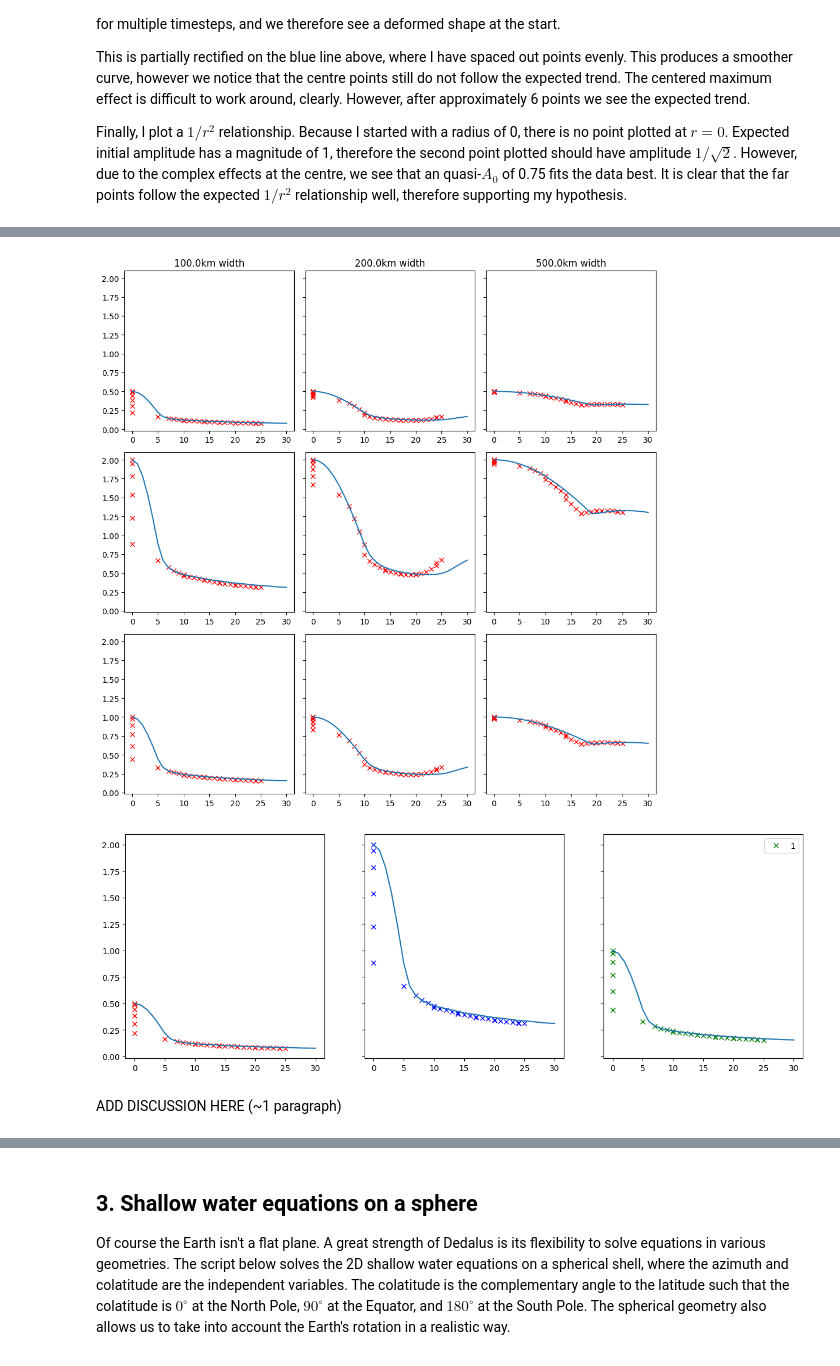
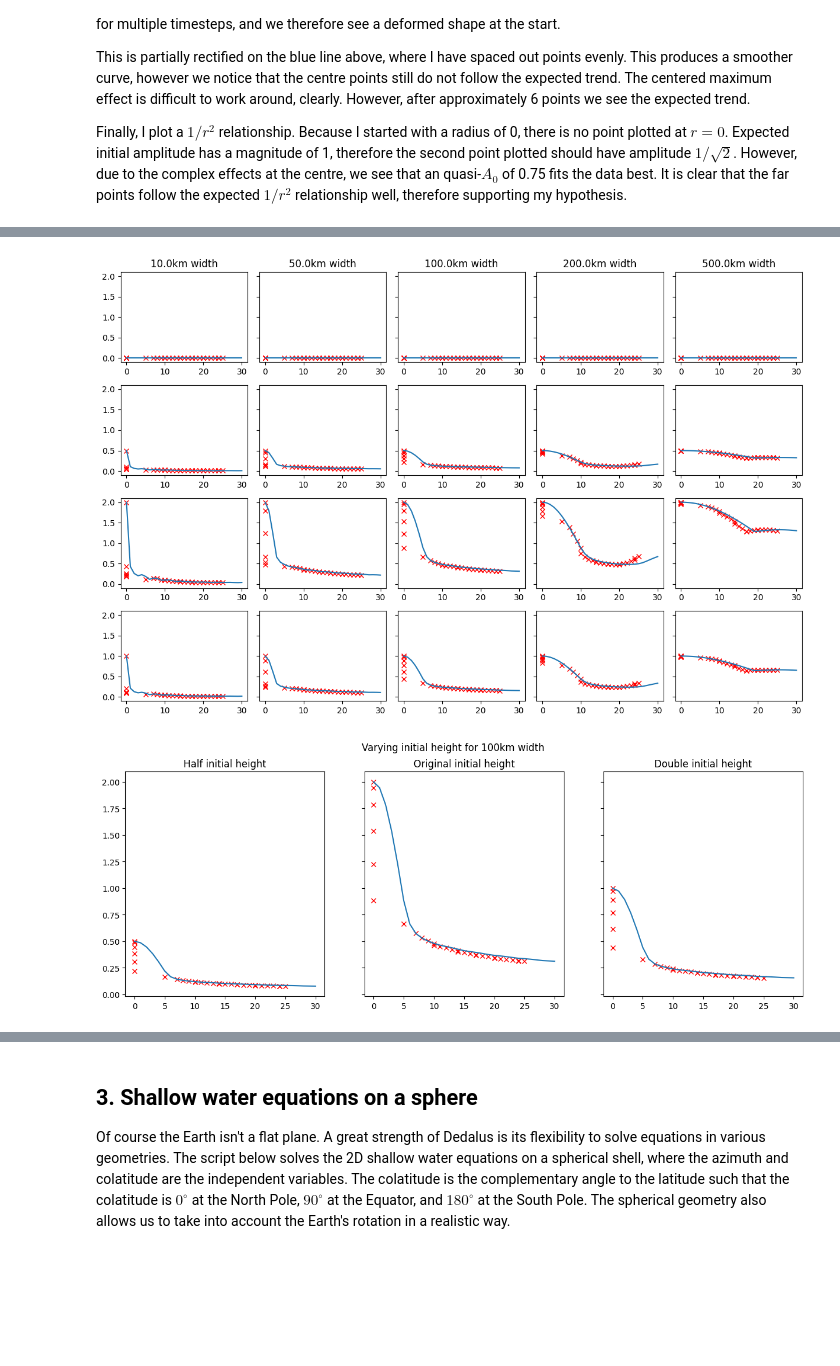
Before and after one commit to AnnabelHall/QCES_LNM, a Jupyter notebook: Project3_tsunami.ipynb, the cells around one changed output, grey strips where cells are left out. Cells and saved outputs as stored; diff of their text form; code cells hidden in the pictures; blank space fills up the shorter version.

```diff
--- a/Project3_tsunami.ipynb
+++ b/Project3_tsunami.ipynb
@@ -673,40 +632,42 @@ INFO:subsystems:Building subproblem matrices 20/32 (~62%) Elapsed: 1s, Remaining
 # %%
-fig, axs = plt.subplots(5, 3, figsize=(15, 9), sharey = True)
+fig, axs = plt.subplots(4, 5, figsize=(12, 8), sharey = True)
 
 for i, ax in enumerate(axs.flatten()):
     #ax.plot(h_data[i])
     #ax.set_title(f'Dataset {i+1}')
     ax.plot(y_max,h_data[i], 'rx', label = '0.5')
     ax.plot(r, h_data[i])
 
 axs[0][0].set_title(f'{widths[0]/1000}km width')
 axs[0][1].set_title(f'{widths[1]/1000}km width')
 axs[0][2].set_title(f'{widths[2]/1000}km width')
 axs[0][3].set_title(f'{widths[3]/1000}km width')
 axs[0][4].set_title(f'{widths[4]/1000}km width')
 
 
 plt.tight_layout()
 plt.show()
 # %% [output]
-[figure, old version]
+[figure, new version]
 # %%
 r = np.linspace(0,30,31)
 
 fig, axs = plt.subplots(figsize = (15,5), ncols = 3, sharey = True)
 
-axs[0].plot(y_max,h_data[2], 'rx', label = '0.5')
-axs[0].plot(r, h_data[2])
+axs[0].plot(y_max,h_data[7], 'rx', label = '0.5')
+axs[0].plot(r, h_data[7])
+axs[0].set_title('Half initial height')
 
-axs[1].plot(y_max,h_data[5], 'bx', label = '2')
-axs[1].plot(r, h_data[5])
+axs[1].plot(y_max,h_data[12], 'rx', label = '2')
+axs[1].plot(r, h_data[12])
+axs[1].set_title('Original initial height')
 
-axs[2].plot(y_max,h_data[8], 'gx', label = '1')
-axs[2].plot(r, h_data[8])
+axs[2].plot(y_max,h_data[17], 'rx', label = '1')
+axs[2].plot(r, h_data[17])
+axs[2].set_title('Double initial height')
 
-plt.legend()
+plt.suptitle('Varying initial height for 100km width')
+
 plt.show()
 # %% [output]
-[figure, old version]
+[figure, new version]
-# %% [markdown]
-ADD DISCUSSION HERE (~1 paragraph)
```
Also changed, not shown: parts of 8 cells of this notebook.
